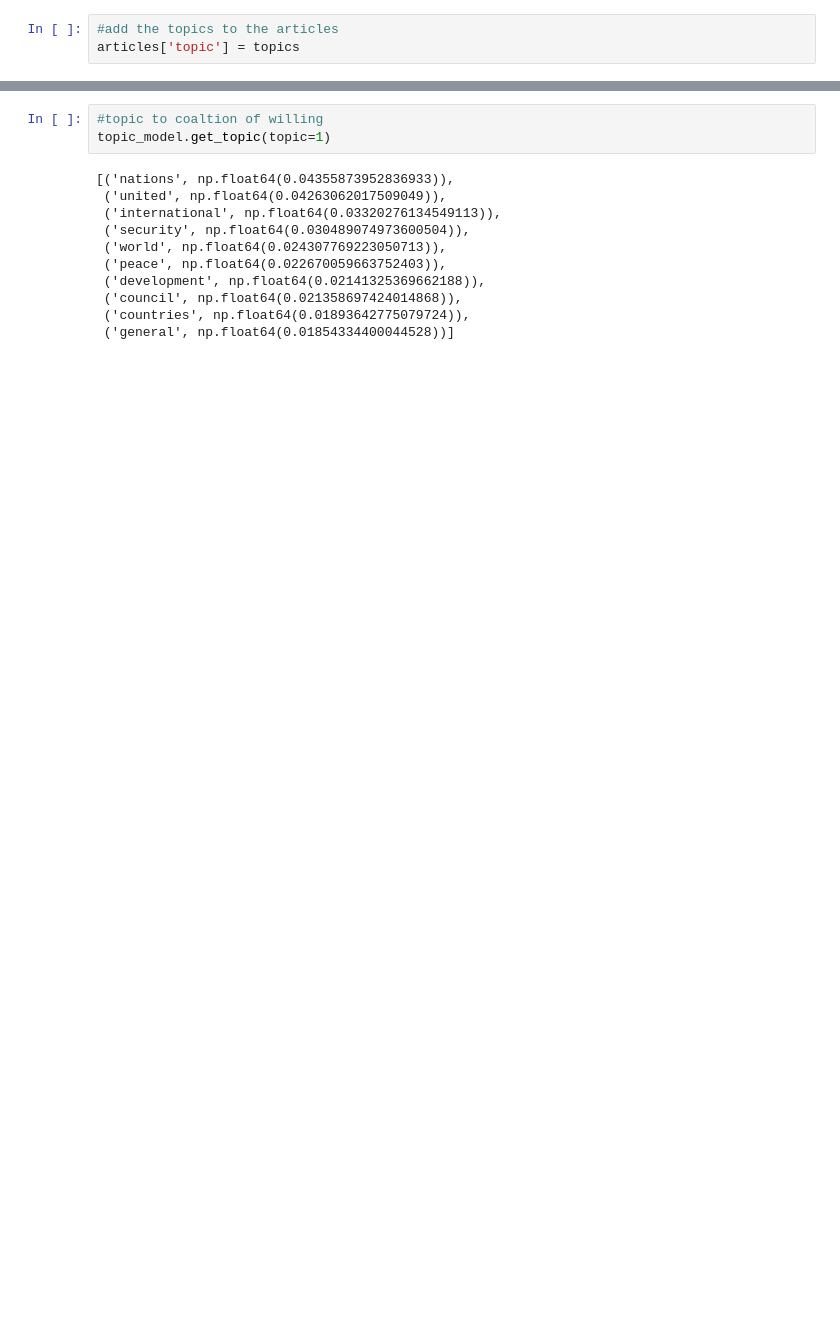
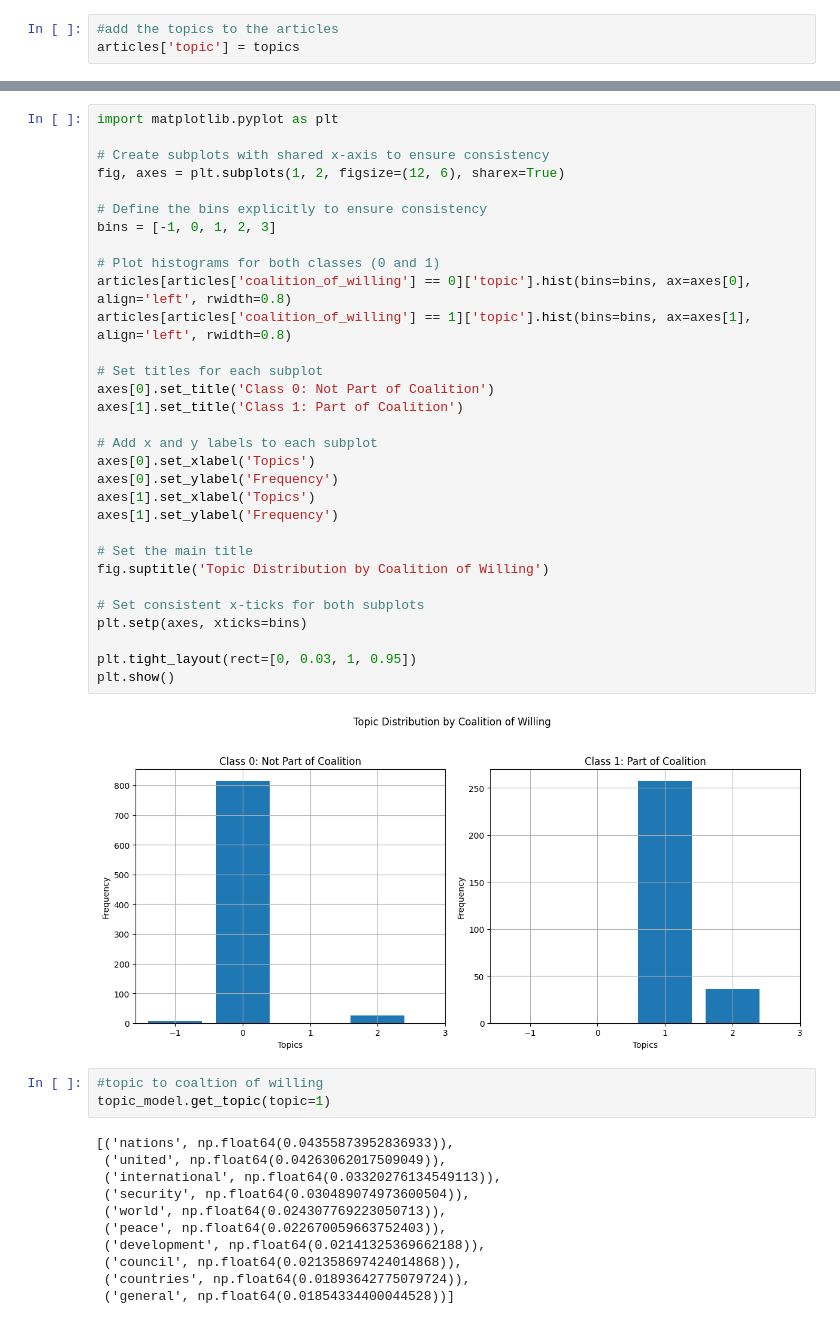
Before and after one commit to ritu1412/UN_debate, a Jupyter notebook: Code/topic_modelling.ipynb, the cells around one changed output, grey strips where cells are left out. Drawn from its saved outputs; the diff is of its cells as text; blank space fills up the shorter version.

```diff
--- a/Code/topic_modelling.ipynb
+++ b/Code/topic_modelling.ipynb
@@ -393,3 +383,36 @@ plt.show()
+# %%
+import matplotlib.pyplot as plt
+
+# Create subplots with shared x-axis to ensure consistency
+fig, axes = plt.subplots(1, 2, figsize=(12, 6), sharex=True)
+
+# Define the bins explicitly to ensure consistency
+bins = [-1, 0, 1, 2, 3]
+
+# Plot histograms for both classes (0 and 1)
+articles[articles['coalition_of_willing'] == 0]['topic'].hist(bins=bins, ax=axes[0], align='left', rwidth=0.8)
+articles[articles['coalition_of_willing'] == 1]['topic'].hist(bins=bins, ax=axes[1], align='left', rwidth=0.8)
+
+# Set titles for each subplot
+axes[0].set_title('Class 0: Not Part of Coalition')
+axes[1].set_title('Class 1: Part of Coalition')
+
+# Add x and y labels to each subplot
+axes[0].set_xlabel('Topics')
+axes[0].set_ylabel('Frequency')
+axes[1].set_xlabel('Topics')
+axes[1].set_ylabel('Frequency')
+
+# Set the main title
+fig.suptitle('Topic Distribution by Coalition of Willing')
+
+# Set consistent x-ticks for both subplots
+plt.setp(axes, xticks=bins)
+
+plt.tight_layout(rect=[0, 0.03, 1, 0.95])
+plt.show()
+# %% [output]
+[figure, added]
 # %%
 #topic to coaltion of willing
 topic_model.get_topic(topic=1)
```
Also changed, not shown: parts of 3 cells of this notebook, 6 other files.
